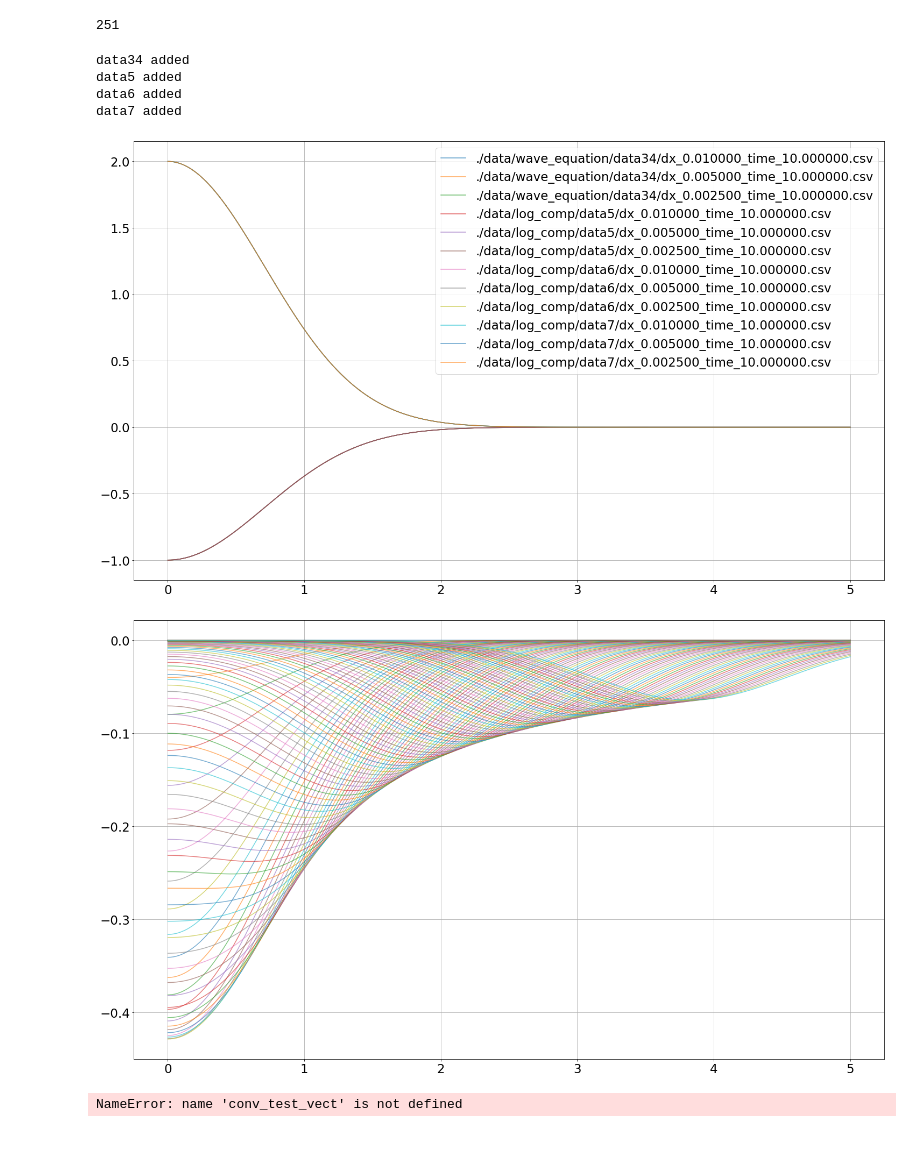
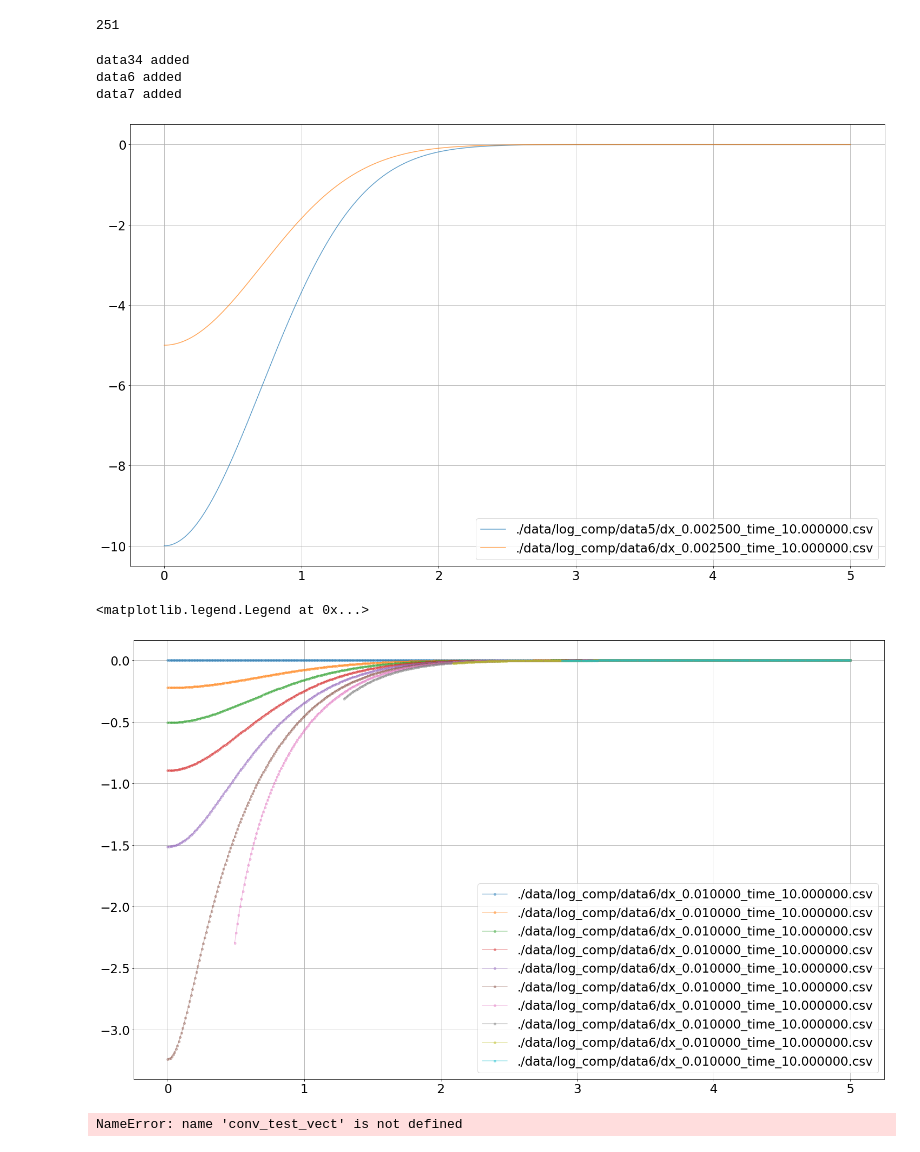
Before and after one commit to giulio-taiocchi/Master_thesis, a Jupyter notebook: Analysis_notebook.ipynb, the cells around one changed output. Saved outputs shown, nothing was run; the diff lists cells and outputs as text; code cells hidden in the pictures.

```diff
--- a/Analysis_notebook.ipynb
+++ b/Analysis_notebook.ipynb
@@ -13,14 +13,15 @@ plt.rcParams.update({'font.size': 23})
 # %% [markdown]
 # MOL for (1+1) dimensional system of equation
 # %%
+names = []
+
 ns1 = 35
-names = []
 shift1 = 34
 for i in range(shift1,ns1):
     names.append( pd.read_csv("./data/wave_equation/data"+str(i)+"/names_file.csv") )
     #print(names[i].name.size)
 
-ns = 8
+ns = 7
 shift = 5
 for i in range(shift,ns):
     names.append( pd.read_csv("./data/log_comp/data"+str(i)+"/names_file.csv") )
@@ -69,7 +70,7 @@ for i in range(shift,ns):
 #data31 dx=0.05, time_int = 10, step to save=250, eps=0
 #data32 dx=0.05 time_int=10, step to save = 250, eps=0, initial Phi=null,initial PI =exp(x^2) * a, a=2
 #data33 is data 32 wih dx=0.01 + art diss: eps=0.02
-#data34 amplitude=10, dx=0.01, t=10, step=250, initial PI =-exp(x^2) * a, a=2
+#data34 amplitude=10, dx=0.01, t=10, step=250, initial PI =-exp(x^2) * a, a=2 -> divergence!
 
 # here something wrong was happening
 #model1
@@ -82,6 +83,7 @@ for i in range(shift,ns):
 # here we use
 #dx=0.01
 #focus on the beginning of the evolution
-#data5 (data32) but we have model1_PI instead of spherical_wave_eq
-#data6 is data 5 but we add art diss. eps= 0.02
+#data5 (data34) but we have model1_PI instead of spherical_wave_eq -> divergence, good correspondence with data 34!
+#data6 is data 5 but amplitude = 5
 #data7 dx =0.01, t=10, step=250, eps=0, amplitude=10
+print(names)
@@ -96,7 +116,6 @@ times.size
 # %%
 
 big_DF = []
-
 for n in range(0,ns1-shift1):
     # read the datas and put them in a Panda's database
     DF1 = []
@@ -120,7 +139,7 @@ for n in range(0,ns1-shift1):
     print("data"+str(n+shift1)+" added")
     big_DF.append(DF)
 
-for n in range(0,ns-shift):
+for n in range(ns1-shift1,ns-shift+(ns1-shift1)):
     # read the datas and put them in a Panda's database
     DF1 = []
     for i in range(0,int(names[n].name.size/3)):
@@ -144,12 +163,11 @@ for n in range(0,ns-shift):
     big_DF.append(DF)
 # %% [output]
 data34 added
-data5 added
 data6 added
 data7 added
 # %%
-for n in range(0,4):
-    for i in range(0,3):
+for n in range(1,3):
+    for i in range(2,3):
         #plt.plot(DF[i][1]['x'],initialize_func_vect(gauss_PI,DF[i][1]['x'],DF[i][1]['x'][1]-DF[i][1]['x'][1],times[1]),'+',alpha=0.7,label="theo",markersize=15)
         plt.plot(big_DF[n][i][-1]['x'],big_DF[n][i][0]['field0'],alpha=0.7,label=names[n].name[int(names[n].name.size/3)*(i+1)-1],markersize=25)
         #plt.plot(DF[i][-1]['x'],DF[i][0]['field1']-initialize_func_vect(gauss_PI,DF[i][10]['x'],DF[i][10]['x'][10]-DF[i][10]['x'][10],times[-1]),alpha=0.7,label=names.name[int(names.name.size/3)*(i+1)-1],markersize=25)
@@ -163,41 +181,42 @@ plt.grid()
     #plt.xlim([-0.1, 0.1])
     #plt.ylim([-0.01, 0.01])
 # %% [output]
-[figure, old version]
+[figure, new version]
 # %%
 """"
 for i in range(0,0):
         for j in range(39,40):
             plt.plot(big_DF[0][i][j]['x'],big_DF[0][i][j]['field0'],alpha=0.6,label=names[n].name[int(names[n].name.size/3)*(i+1)-1],markersize=25)
             #plt.plot(DF[i][j]['x'],DF[i][j]['field1'],alpha=0.7,label=names.name[int(names.name.size/3)*(i+1)-1],markersize=25)
             #plt.plot(DF[i][j]['x'],DF[i][j]['field2'],alpha=0.7,label=names.name[int(names.name.size/3)*(i+1)-1],markersize=25)
             #plt.plot(DF[i][j]['x'],initialize_func_vect(gauss_PI,DF[i][0]['x'],DF[i][0]['x'][0]-DF[i][0]['x'][10],times[j]),'.-',alpha=0.6,label="theo",markersize=5)
 """
-for n in [0]:
+for n in []:
     for i in range(0,1):
-        for j in range(0,100):
-            plt.plot(big_DF[n][i][j]['x'],big_DF[n][i][j]['field2'],alpha=0.6,label=names[n].name[int(names[n].name.size/3)*(i+1)-1],markersize=15)
+        for j in range(0,4):
+            #plt.plot(big_DF[n][i][j]['x'],big_DF[n][i][j]['field2'],alpha=0.6,label=names[n].name[int(names[n].name.size/3)*(i+1)-1],markersize=15)
             #plt.plot(big_DF[n][i][j]['x'],big_DF[n][i][j]['field0'],alpha=0.6,label=names[n].name[int(names[n].name.size/3)*(i+1)-1],markersize=15)
             #plt.plot(DF[i][j]['x'],DF[i][j]['field2'],alpha=0.7,label=names.name[int(names.name.size/3)*(i+1)-1],markersize=25)
             #plt.plot(DF[i][j]['x'],initialize_func_vect(gauss_PI,DF[i][0]['x'],DF[i][0]['x'][0]-DF[i][0]['x'][10],times[j]),'.-',alpha=0.6,label="theo",markersize=5)
             #plt.plot(big_DF[n][i][j]['x'],+big_DF[n][i][j]['field0']/(1-big_DF[n][i][j]['field2']),'+-',alpha=0.3,label=names[n].name[int(names[n].name.size/3)*(i+1)-1],markersize=15)
-            #plt.plot(big_DF[n][i][j]['x'],np.log(1+big_DF[n][i][j]['field2']),'.-',alpha=0.5,label=names[n].name[int(names[n].name.size/3)*(i+1)-1],markersize=10)
-            #plt.plot(big_DF[n][i][j]['x'],np.sin(-np.log(1-big_DF[n][i][j]['field2'])),'.-',alpha=0.5,label=names[n].name[int(names[n].name.size/3)*(i+1)-1],markersize=10)
+            plt.plot(big_DF[n][i][j]['x'],np.log(1+big_DF[n][i][j]['field2']),alpha=0.5,label=names[n].name[int(names[n].name.size/3)*(i+1)-1],markersize=10)
+            #plt.plot(big_DF[n][i][j]['x'],np.sin(np.log(1+big_DF[n][i][j]['field2'])),'.-',alpha=0.5,label=names[n].name[int(names[n].name.size/3)*(i+1)-1],markersize=10)
 
 
-for n in []:
+for n in [2]:
     for i in range(0,1):
-        for j in range(149,150):
-            plt.plot(big_DF[n][i][j]['x'],big_DF[n][i][j]['field0'],alpha=0.6,label=names[n].name[int(names[n].name.size/3)*(i+1)-1],markersize=15)
-            #plt.plot(big_DF[n][i][j]['x'],big_DF[n][i][j]['field2'],alpha=0.4,label=names[n].name[int(names[n].name.size/3)*(i+1)-1],markersize=20)
+        for j in range(0,10):
+            #plt.plot(big_DF[n][i][j]['x'],big_DF[n][i][j]['field0'],alpha=0.6,label=names[n].name[int(names[n].name.size/3)*(i+1)-1],markersize=15)
+            plt.plot(big_DF[n][i][j]['x'],big_DF[n][i][j]['field2'],'.-',alpha=0.4,label=names[n].name[int(names[n].name.size/3)*(i+1)-1],markersize=8)
 
 
 plt.grid()
 #plt.xlim([0,0.5])
-#plt.ylim([ 1.75,1.8] )
-#plt.legend()
+#plt.ylim([ -10,0.1] )
+plt.legend()
 # %% [output]
+<matplotlib.legend.Legend at 0x...>
-[figure, old version]
+[figure, new version]
 # %%
 # conv_test_vect = []
 for i,t in enumerate(times):
```
Also changed, not shown: parts of 2 cells of this notebook, 2 other files.
